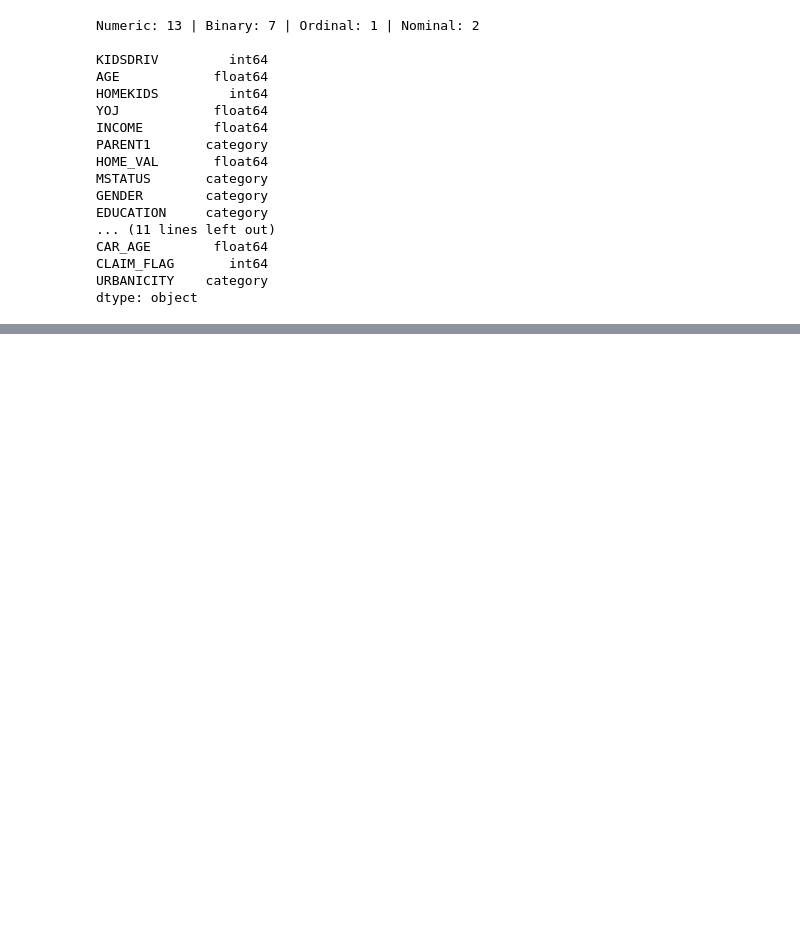
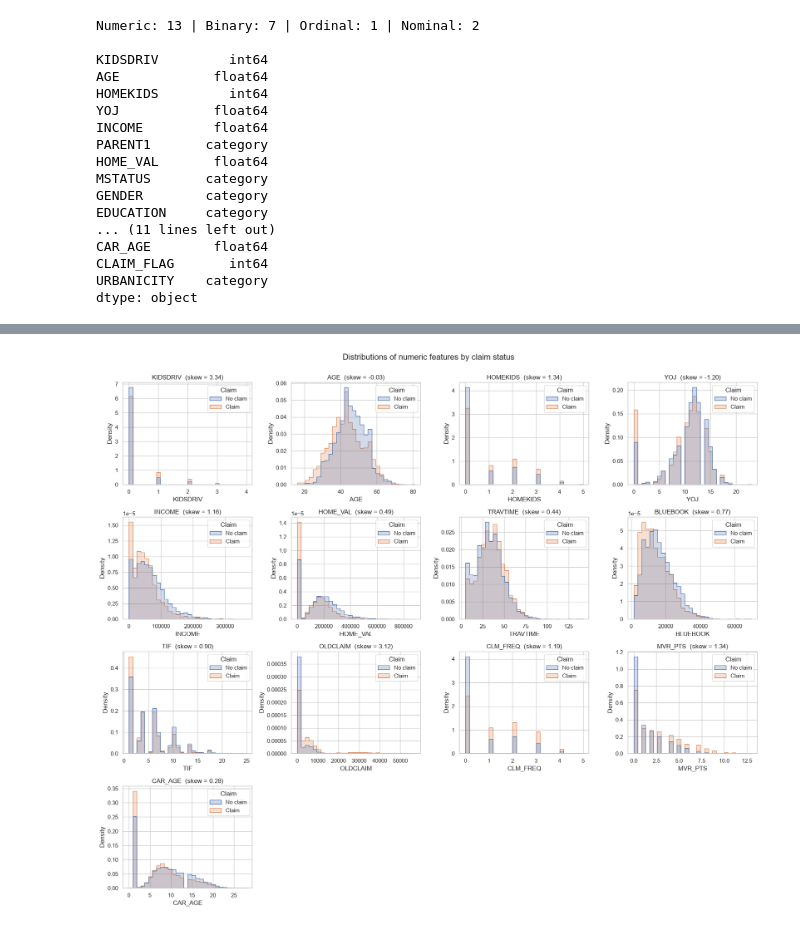
Before and after one commit to MoheebAbusamra/MachineLearning-Classification-Project, a Jupyter notebook: Car_Insurance_Claim_Classification.ipynb, the cells around one changed output, grey strips where cells are left out. Cells and saved outputs as stored; diff of their text form; code cells hidden in the pictures; blank space fills up the shorter version.

```diff
--- a/Car_Insurance_Claim_Classification.ipynb
+++ b/Car_Insurance_Claim_Classification.ipynb
@@ -593,0 +670,16 @@ dtype: object
+# %%
+fig, axes = plt.subplots(4, 4, figsize=(18, 15))
+axes = axes.ravel()
+for ax, col in zip(axes, NUMERIC_FEATURES):
+    sns.histplot(data=plot_df, x=col, hue="Claim", stat="density", common_norm=False,
+                 bins=30, element="step", palette=CLASS_COLORS, ax=ax)
+    ax.set_title(f"{col}  (skew = {df[col].skew():.2f})")
+    ax.set_ylabel("Density")
+for ax in axes[len(NUMERIC_FEATURES):]:
+    ax.set_visible(False)
+fig.suptitle("Distributions of numeric features by claim status", fontsize=16, y=1.0)
+plt.tight_layout()
+eda_figures["03_numeric_distributions"] = fig
+plt.show()
+# %% [output]
+[figure, added]
```
Also changed, not shown: parts of 15 cells of this notebook.
